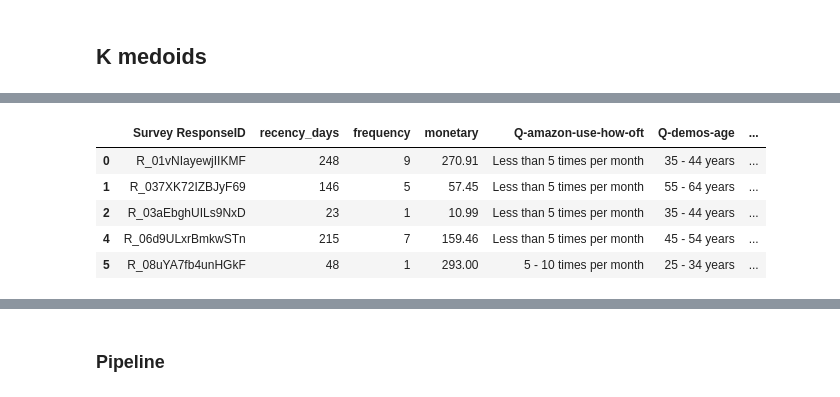
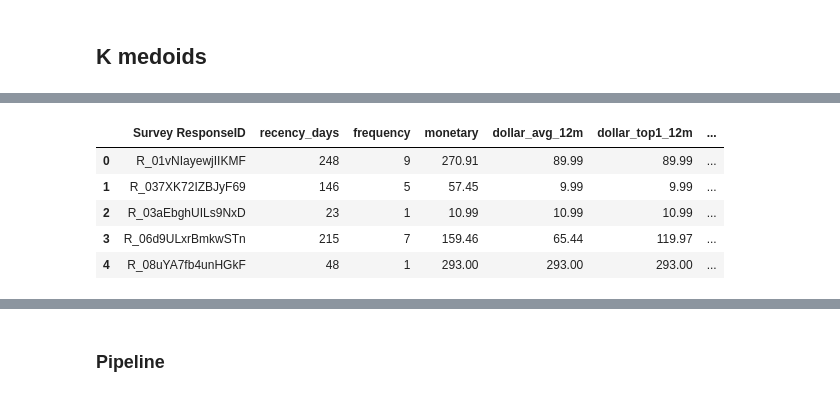
Before and after one commit to Th-msc-data-2026-ujav/Segmentacion-de-clientes-Samsung-SioW-SoW-y-Pow, a Jupyter notebook: segmentacion de clientes/segmentacion_clientes.ipynb, the cells around one changed output, grey strips where cells are left out. Cells and saved outputs as stored; diff of their text form; code cells hidden in the pictures.

```diff
--- a/segmentacion de clientes/segmentacion_clientes.ipynb
+++ b/segmentacion de clientes/segmentacion_clientes.ipynb
@@ -1034,8 +1284,8 @@ respetando la misma división de datos y evitando fuga de información.
 # %%
 train_ids = pd.read_csv("train_ids.csv")["response_id"].astype(str)
 
-base_train = base_kmeans[
-    base_kmeans["Survey ResponseID"].isin(train_ids)
+base_train = base[
+    base["Survey ResponseID"].isin(train_ids)
 ].copy()
 print(base_train.shape)
 base_train.head()
@@ -1073,12 +1308,11 @@ cols_kmeans = [
     "recency_days",
     "frequency",
     "monetary",
-    "avg_ticket",
-    "total_units",
-    "n_categories",
-    "n_products"
+    "dollar_avg_12m",
+    "dollar_top1_12m",
+    "dollar_avg12_top1_ratio"
 ]
-
-corr = base_kmeans[cols_kmeans].corr(method="spearman")
+base_train = base_train.fillna(0)
+corr = base_train[cols_kmeans].corr(method="spearman")
 corr
 # %% [output]
@@ -1509,0 +1660,24 @@ print(base_train_mixed.columns.tolist())
+# %%
+# Asegurar mismo tipo de ID
+base_clientes_train["Survey ResponseID"] = base_clientes_train["Survey ResponseID"].astype(str)
+
+# Evitar duplicados si ya existía n_states
+base_clientes_train = base_clientes_train.drop(
+    columns=[c for c in ["n_states"] if c in base_clientes_train.columns]
+)
+
+# Merge con n_states
+base_clientes_train = base_clientes_train.merge(
+    state_summ_train,
+    on="Survey ResponseID",
+    how="left"
+)
+
+# Si algún cliente no aparece en purchases_T1_train, poner 0
+base_clientes_train["n_states"] = (
+    base_clientes_train["n_states"]
+    .fillna(0)
+    .astype(int)
+)
+
+base_clientes_train[["Survey ResponseID", "n_states"]].head()
@@ -1510,10 +1756,13 @@ print(base_train_mixed.columns.tolist())
 # %%
-base_train_mixed.head()
+pd.set_option("display.max_columns", None)
+pd.set_option("display.width", None)
+pd.set_option("display.max_colwidth", None)
+df.head()
 # %% [output]
-|  | Survey ResponseID | recency_days | frequency | monetary | Q-amazon-use-how-oft | Q-demos-age | ... |
-| 0 | R_01vNIayewjIIKMF | 248 | 9 | 270.91 | Less than 5 times per month | 35 - 44 years | ... |
-| 1 | R_037XK72IZBJyF69 | 146 | 5 | 57.45 | Less than 5 times per month | 55 - 64 years | ... |
-| 2 | R_03aEbghUILs9NxD | 23 | 1 | 10.99 | Less than 5 times per month | 35 - 44 years | ... |
-| 4 | R_06d9ULxrBmkwSTn | 215 | 7 | 159.46 | Less than 5 times per month | 45 - 54 years | ... |
-| 5 | R_08uYA7fb4unHGkF | 48 | 1 | 293.00 | 5 - 10 times per month | 25 - 34 years | ... |
+|  | Survey ResponseID | recency_days | frequency | monetary | dollar_avg_12m | dollar_top1_12m | ... |
+| 0 | R_01vNIayewjIIKMF | 248 | 9 | 270.91 | 89.99 | 89.99 | ... |
+| 1 | R_037XK72IZBJyF69 | 146 | 5 | 57.45 | 9.99 | 9.99 | ... |
+| 2 | R_03aEbghUILs9NxD | 23 | 1 | 10.99 | 10.99 | 10.99 | ... |
+| 3 | R_06d9ULxrBmkwSTn | 215 | 7 | 159.46 | 65.44 | 119.97 | ... |
+| 4 | R_08uYA7fb4unHGkF | 48 | 1 | 293.00 | 293.00 | 293.00 | ... |
 # %%
```
Also changed, not shown: parts of 64 cells of this notebook, 2 other files.
